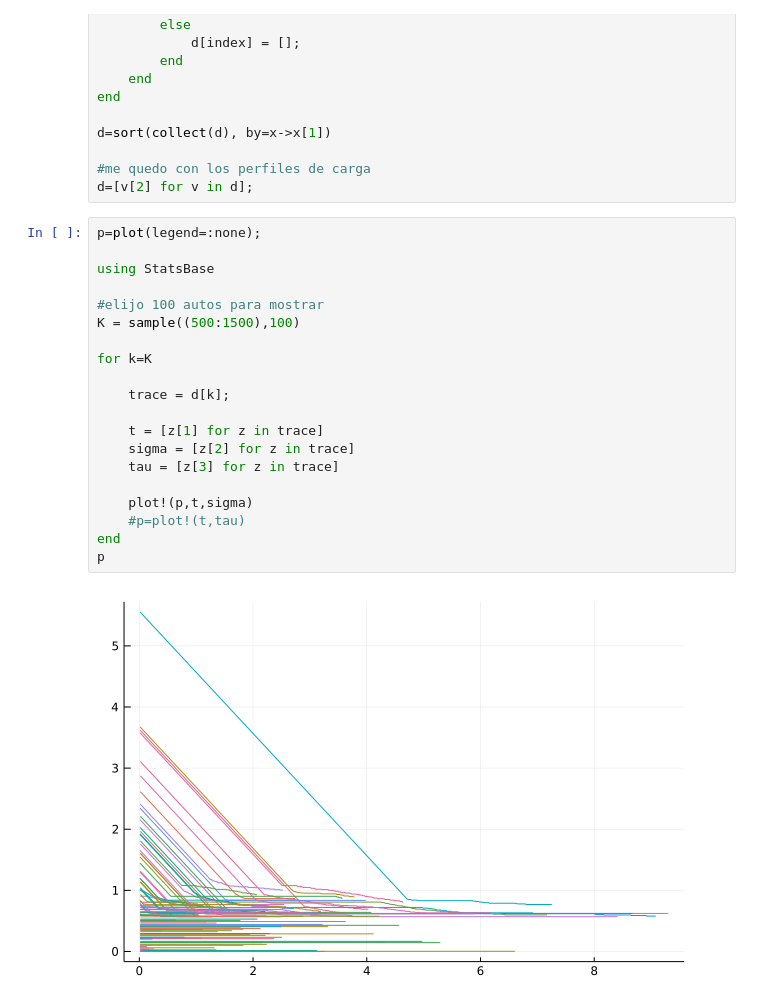
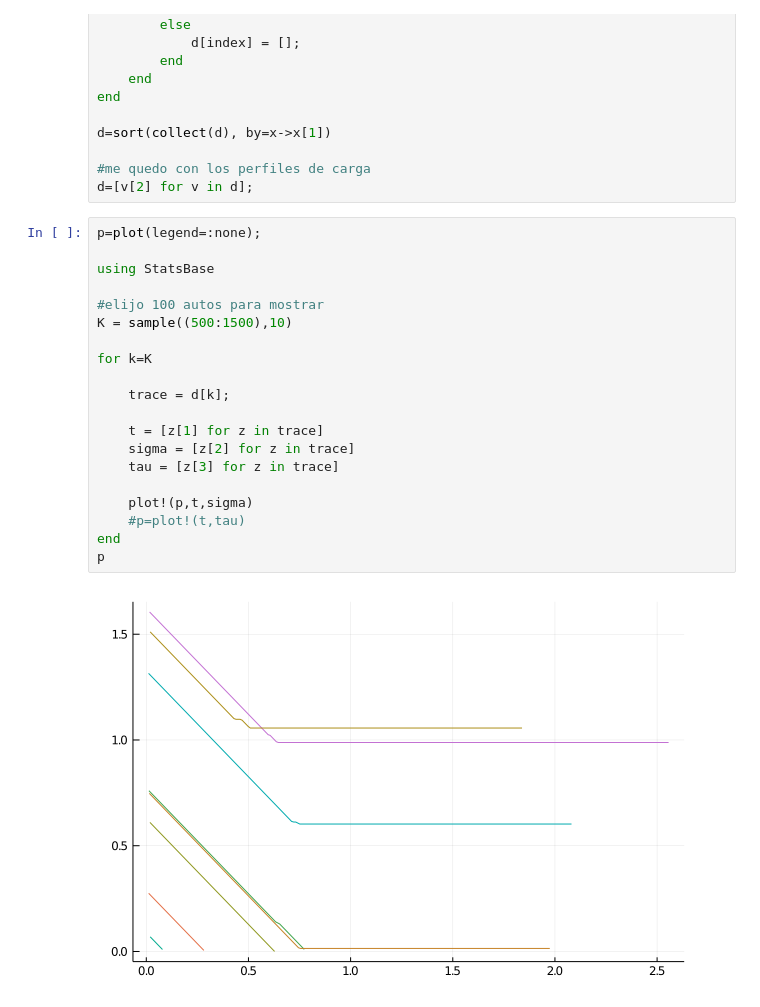
Before and after one commit to Grupo-MATE/ev_notebooks, a Jupyter notebook: VehicleTrajectories.ipynb, the cells around one changed output. Saved outputs shown, nothing was run; the diff lists cells and outputs as text.

```diff
--- a/VehicleTrajectories.ipynb
+++ b/VehicleTrajectories.ipynb
@@ -44,22 +44,22 @@ d=[v[2] for v in d];
 # %%
 p=plot(legend=:none);
 
 using StatsBase
 
 #elijo 100 autos para mostrar
-K = sample((500:1500),100)
+K = sample((500:1500),10)
 
 for k=K
 
     trace = d[k];
 
     t = [z[1] for z in trace]
     sigma = [z[2] for z in trace]
     tau = [z[3] for z in trace]
 
     plot!(p,t,sigma)
     #p=plot!(t,tau)
 end
 p
 # %% [output]
-[figure, old version]
+[figure, new version]
```
Also changed, not shown: parts of 3 cells of this notebook, 1 other file.
